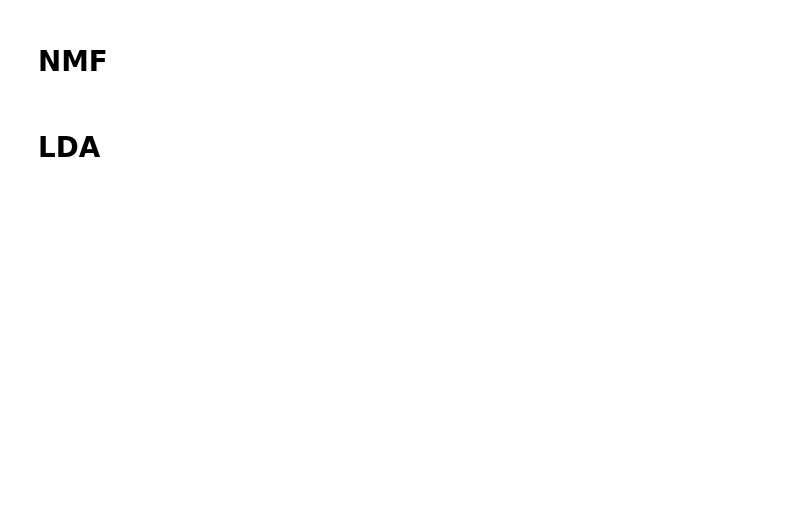
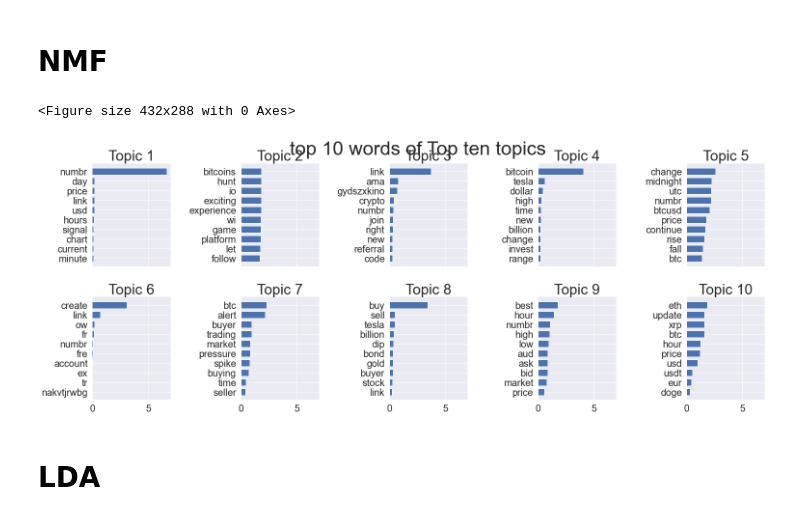
Before and after one commit to Cholianlll/2021-Fall-ANLY-580-Final-project-NLP, a Jupyter notebook: Project/ANLY580_project.ipynb, the cells around one changed output. Cells and saved outputs as stored; diff of their text form; code cells hidden in the pictures; blank space fills up the shorter version.

```diff
--- a/Project/ANLY580_project.ipynb
+++ b/Project/ANLY580_project.ipynb
@@ -271,12 +317,16 @@ selected_topics
 # %% [markdown]
 # NMF
 # %%
-# from sklearn.decomposition import NMF
+from sklearn.decomposition import NMF
 
-# model_NMF = NMF(n_components=K, init='random', random_state=0)
+model_NMF = NMF(n_components=K, init='random', random_state=0)
 # model_NMF.fit(X_bow)
+model_NMF.fit(X_tfidf)
 
-# plot_top_words(model_NMF, idx2word, K, 'top 10 words of Top ten topics')
+plot_top_words(model_NMF, idx2word, K, 'top 10 words of Top ten topics')
+# %% [output]
+<Figure size 432x288 with 0 Axes>
+[figure, added]
 # %% [markdown]
 # LDA
 # %%
```
Also changed, not shown: parts of 62 cells of this notebook.
